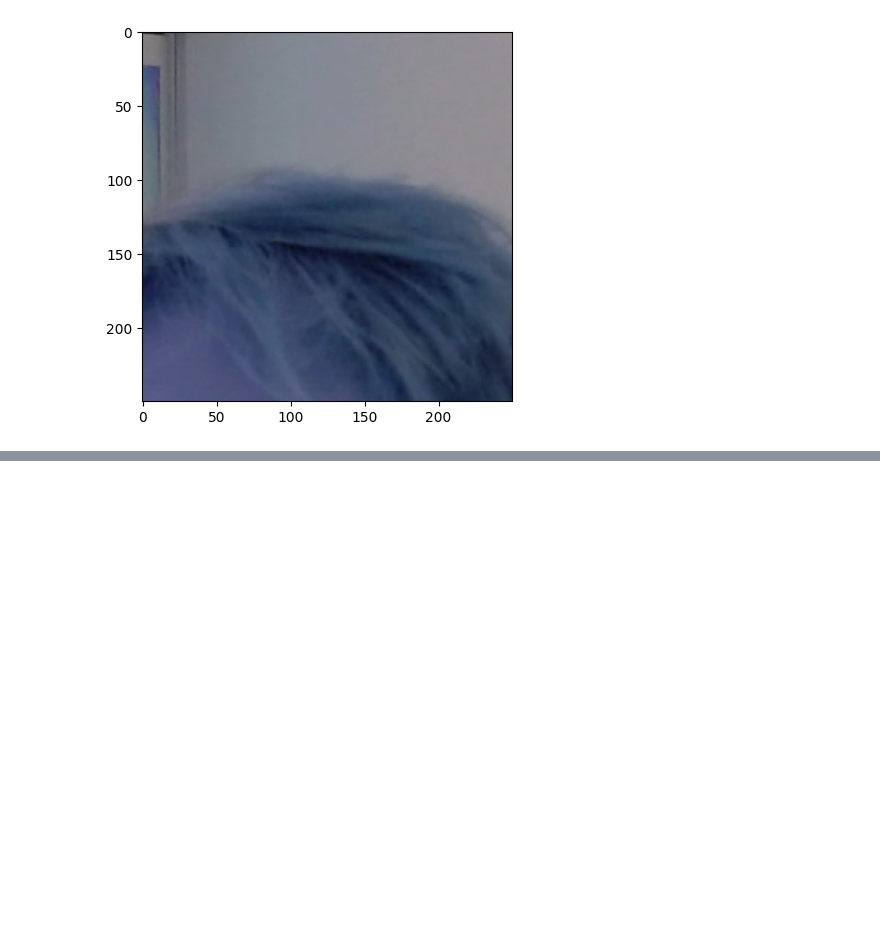
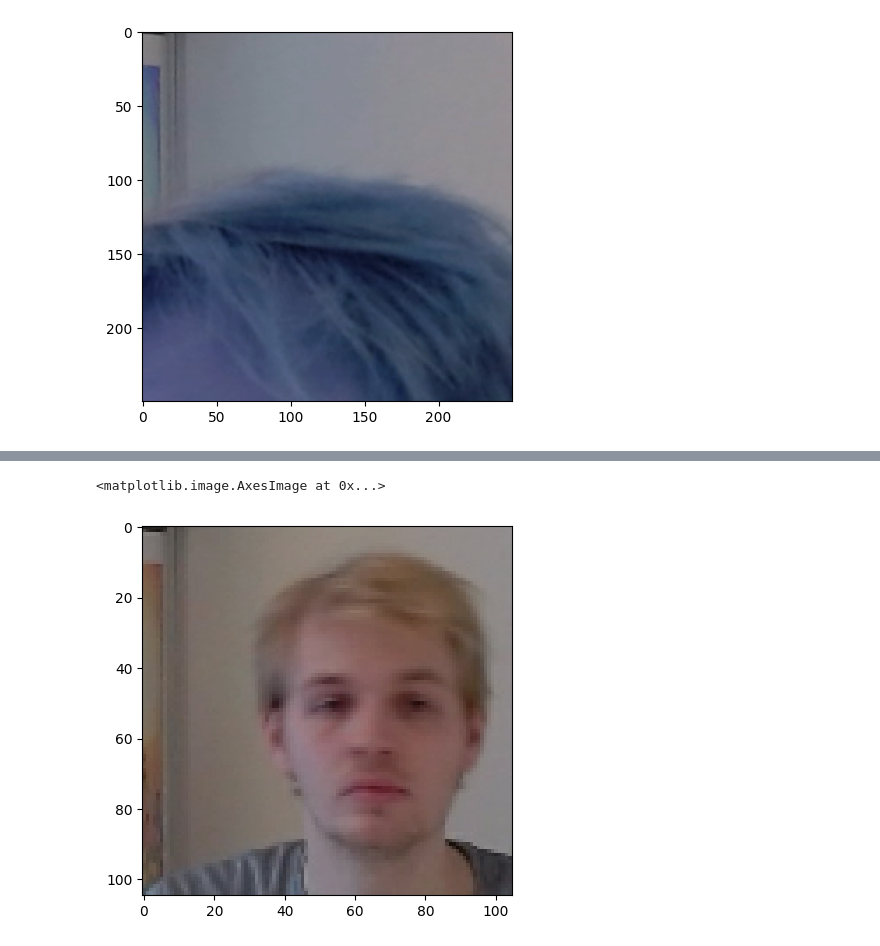
Before and after one commit to Cyrkryta/FacialRecognition, a Jupyter notebook: deepFaceRecognition.ipynb, the cells around one changed output, grey strips where cells are left out. Cells and saved outputs as stored; diff of their text form; code cells hidden in the pictures; blank space fills up the shorter version.

```diff
--- a/deepFaceRecognition.ipynb
+++ b/deepFaceRecognition.ipynb
@@ -148,0 +200,3 @@ plt.imshow(frame)
+# %%
+def preprocess_twin(input_image, validation_image, label):
+    return(preprocess(input_image), preprocess(validation_image), label)
@@ -148,0 +205,14 @@ plt.imshow(frame)
+# %%
+# Dataloader pipeline
+data = data.map(preprocess_twin)
+data = data.cache()
+data = data.shuffle(buffer_size=1024)
+# %%
+test_sample = data.as_numpy_iterator()
+# %%
+this_samp = test_sample.next()
+# %%
+plt.imshow(this_samp[0])
+# %% [output]
+<matplotlib.image.AxesImage at 0x...>
+[figure, added]
```
Also changed, not shown: parts of 19 cells of this notebook, 1 other file.
